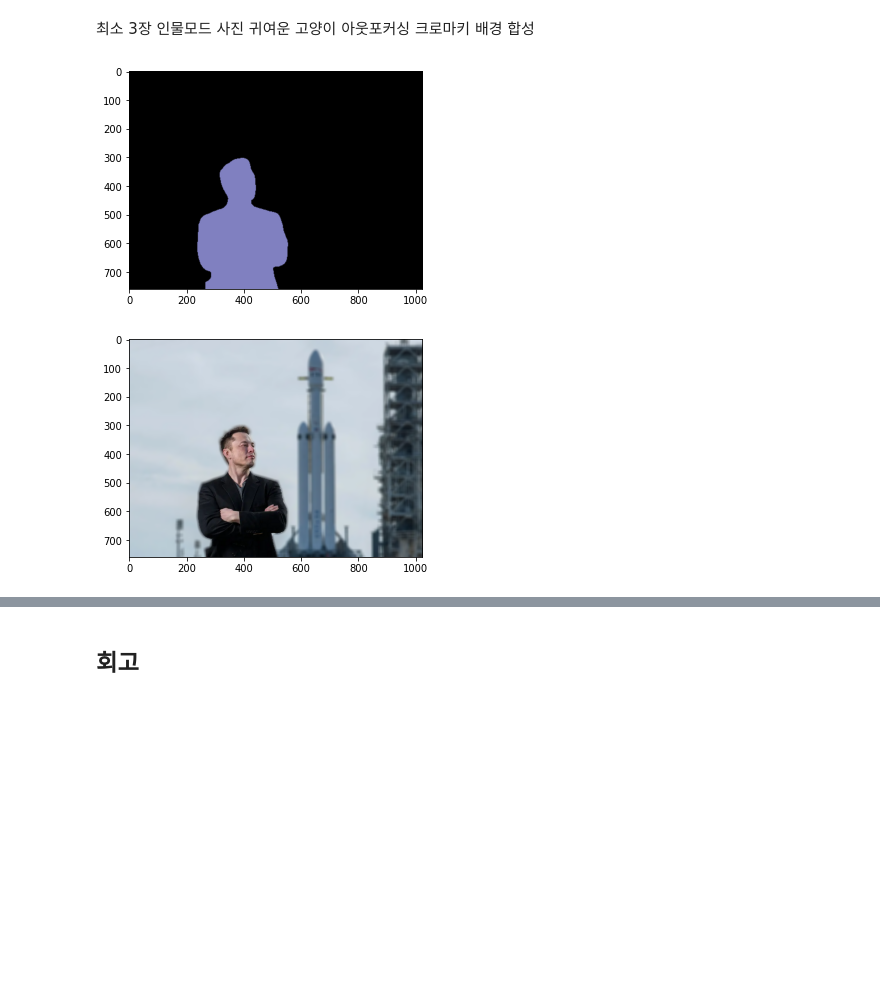
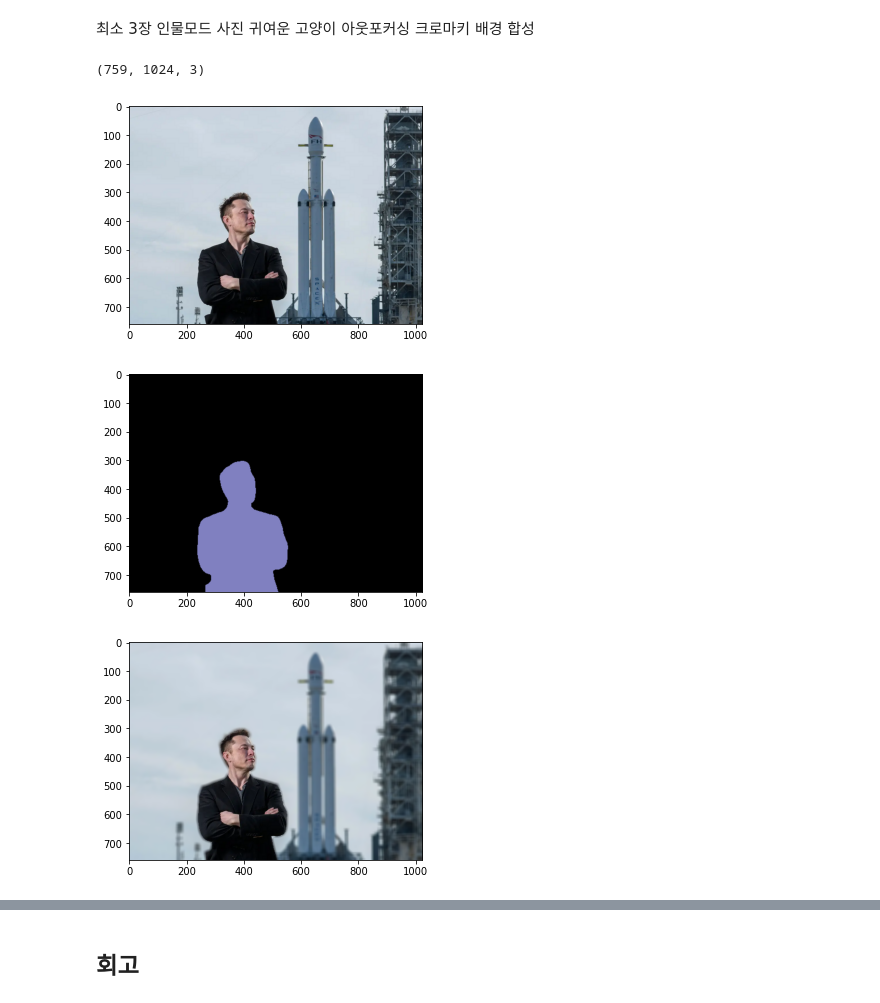
Before and after one commit to aivrm/ai, a Jupyter notebook: EX_9-7_인물모드_사진.ipynb, the cells around one changed output, grey strips where cells are left out. Cells and saved outputs as stored; diff of their text form; code cells hidden in the pictures; blank space fills up the shorter version.

```diff
--- a/EX_9-7_인물모드_사진.ipynb
+++ b/EX_9-7_인물모드_사진.ipynb
@@ -205,6 +205,10 @@ print(version('pixellib'))
 #img_path = os.getenv('HOME')+'/aiffel/human_segmentation/images/my_image.png'
 img_path = os.getenv('HOME')+'/aiffel/human_segmentation/images/merlin_133348473_de45abcc-f789-45f1-8f84-dfdfcec3c276-jumbo.png'
 img_orig = cv2.imread(img_path)
+
+print(img_orig.shape)
+plt.imshow(cv2.cvtColor(img_orig, cv2.COLOR_BGR2RGB))
+plt.show()
 
 model.load_pascalvoc_model(model_file)
 segvalues, output = model.segmentAsPascalvoc(img_path)
@@ -215,35 +219,37 @@ plt.show()
 colormap = np.zeros((256, 3), dtype = int)
 ind = np.arange(256, dtype=int)
 
 for shift in reversed(range(8)):
     for channel in range(3):
         colormap[:, channel] |= ((ind >> channel) & 1) << shift
     ind >>= 3
 
 seg_color = (128,128,192)
 seg_map = np.all(output==seg_color, axis=-1)
 
 img_show = img_orig.copy()
 
 img_mask = seg_map.astype(np.uint8) * 255
 
 color_mask = cv2.applyColorMap(img_mask, cv2.COLORMAP_JET)
 
 img_show = cv2.addWeighted(img_show, 0.6, color_mask, 0.4, 0.0)
 
 img_orig_blur = cv2.blur(img_orig, (13,13))
 
 img_mask_color = cv2.cvtColor(img_mask, cv2.COLOR_GRAY2BGR)
 img_bg_mask = cv2.bitwise_not(img_mask_color)
 img_bg_blur = cv2.bitwise_and(img_orig_blur, img_bg_mask)
 
 # 배경과 사람 영상 합치기
 img_concat = np.where(img_mask_color==255, img_orig, img_bg_blur)
 plt.imshow(cv2.cvtColor(img_concat, cv2.COLOR_BGR2RGB))
 plt.show()
 # %% [output]
+(759, 1024, 3)
-[figure, old version]
+[figure, new version]
-[figure, old version]
+[figure, new version]
+[figure, added]
 # %%
 img_path = os.getenv('HOME')+'/aiffel/human_segmentation/images/batman-movies-936x527.webp'
 img_orig = cv2.imread(img_path)
```
Also changed, not shown: parts of 4 cells of this notebook.
